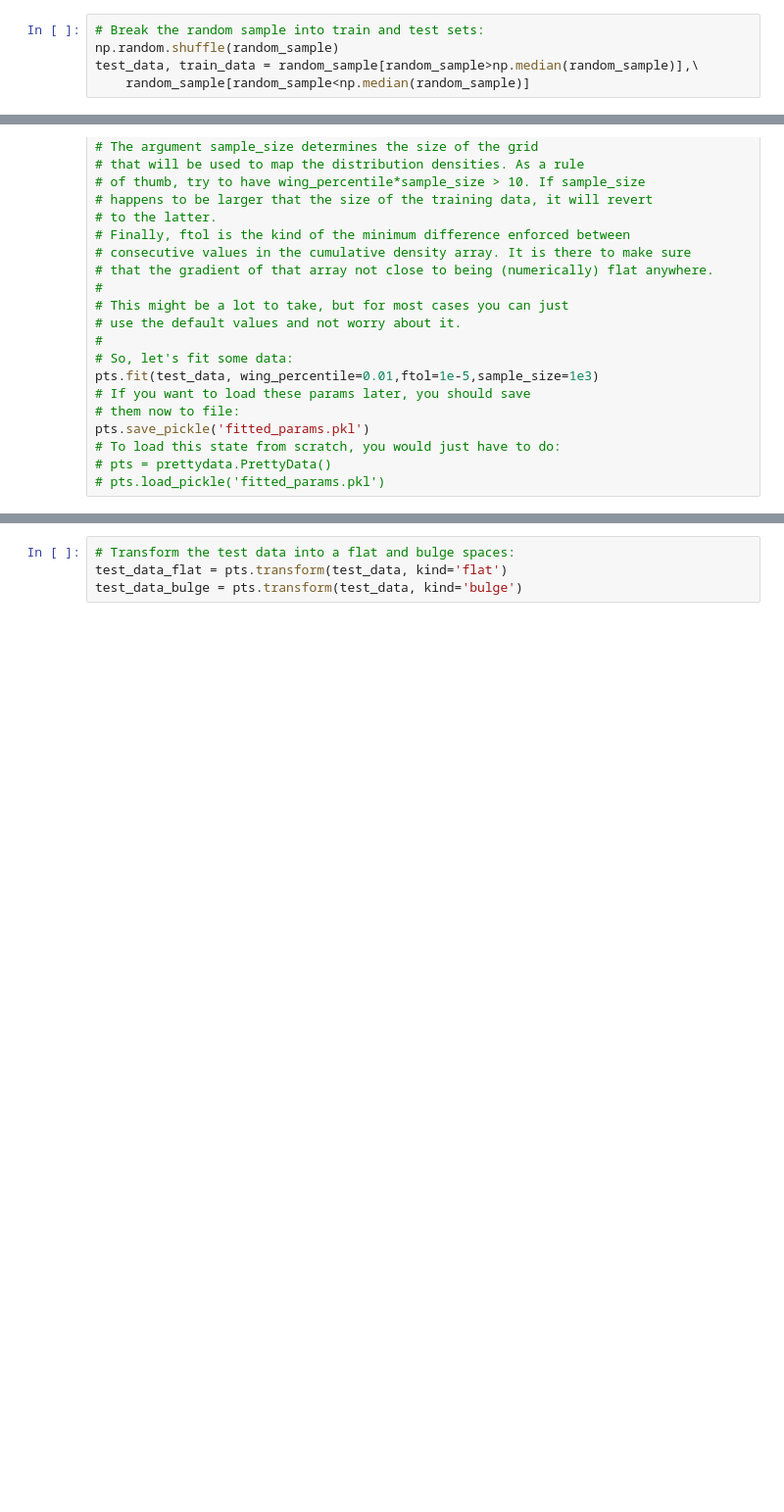
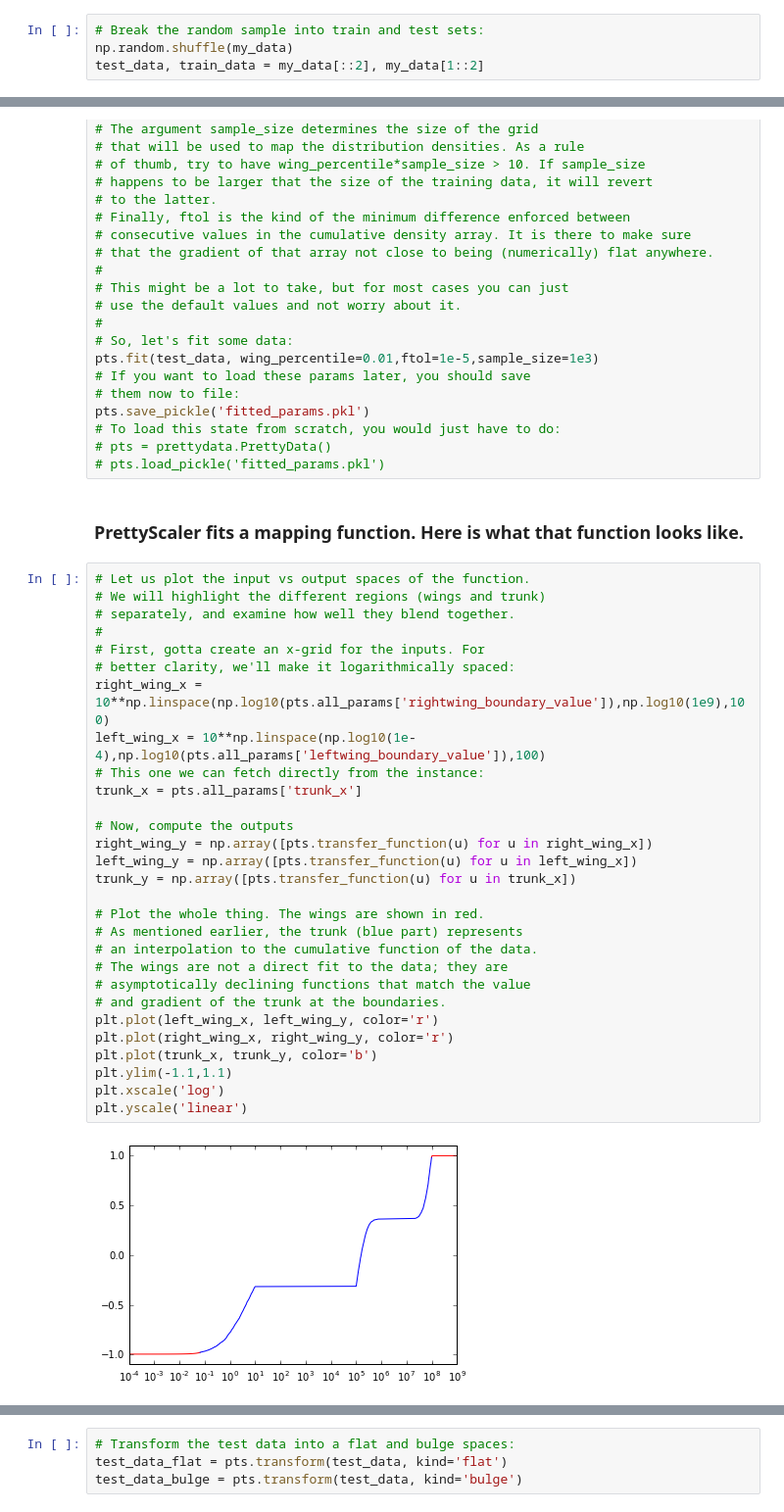
Before and after one commit to jmmanso/prettyscaler, a Jupyter notebook: PrettyScaler_introduction.ipynb, the cells around one changed output, grey strips where cells are left out. Shown: that part at 98% size. Drawn from its saved outputs; the diff is of its cells as text; blank space fills up the shorter version.

```diff
--- a/PrettyScaler_introduction.ipynb
+++ b/PrettyScaler_introduction.ipynb
@@ -49,8 +51,7 @@ plt.hist(np.log10(random_sample[random_sample>0]),bins=50);
 # %%
 # Break the random sample into train and test sets:
-np.random.shuffle(random_sample)
-test_data, train_data = random_sample[random_sample>np.median(random_sample)],\
-    random_sample[random_sample<np.median(random_sample)]
+np.random.shuffle(my_data)
+test_data, train_data = my_data[::2], my_data[1::2]
 # %%
 # Initialize
 pts = prettyscaler.PrettyScaler()
@@ -82,3 +83,36 @@ pts.save_pickle('fitted_params.pkl')
 # To load this state from scratch, you would just have to do:
 # pts = prettydata.PrettyData()
 # pts.load_pickle('fitted_params.pkl')
+# %% [markdown]
+### PrettyScaler fits a mapping function. Here is what that function looks like.
+# %%
+# Let us plot the input vs output spaces of the function.
+# We will highlight the different regions (wings and trunk)
+# separately, and examine how well they blend together.
+#
+# First, gotta create an x-grid for the inputs. For
+# better clarity, we'll make it logarithmically spaced:
+right_wing_x = 10**np.linspace(np.log10(pts.all_params['rightwing_boundary_value']),np.log10(1e9),100)
+left_wing_x = 10**np.linspace(np.log10(1e-4),np.log10(pts.all_params['leftwing_boundary_value']),100)
+# This one we can fetch directly from the instance:
+trunk_x = pts.all_params['trunk_x']
+
+# Now, compute the outputs
+right_wing_y = np.array([pts.transfer_function(u) for u in right_wing_x])
+left_wing_y = np.array([pts.transfer_function(u) for u in left_wing_x])
+trunk_y = np.array([pts.transfer_function(u) for u in trunk_x])
+
+# Plot the whole thing. The wings are shown in red.
+# As mentioned earlier, the trunk (blue part) represents
+# an interpolation to the cumulative function of the data.
+# The wings are not a direct fit to the data; they are
+# asymptotically declining functions that match the value
+# and gradient of the trunk at the boundaries.
+plt.plot(left_wing_x, left_wing_y, color='r')
+plt.plot(right_wing_x, right_wing_y, color='r')
+plt.plot(trunk_x, trunk_y, color='b')
+plt.ylim(-1.1,1.1)
+plt.xscale('log')
+plt.yscale('linear')
+# %% [output]
+[figure, added]
```
Also changed, not shown: parts of 8 cells of this notebook, 8 other files.
